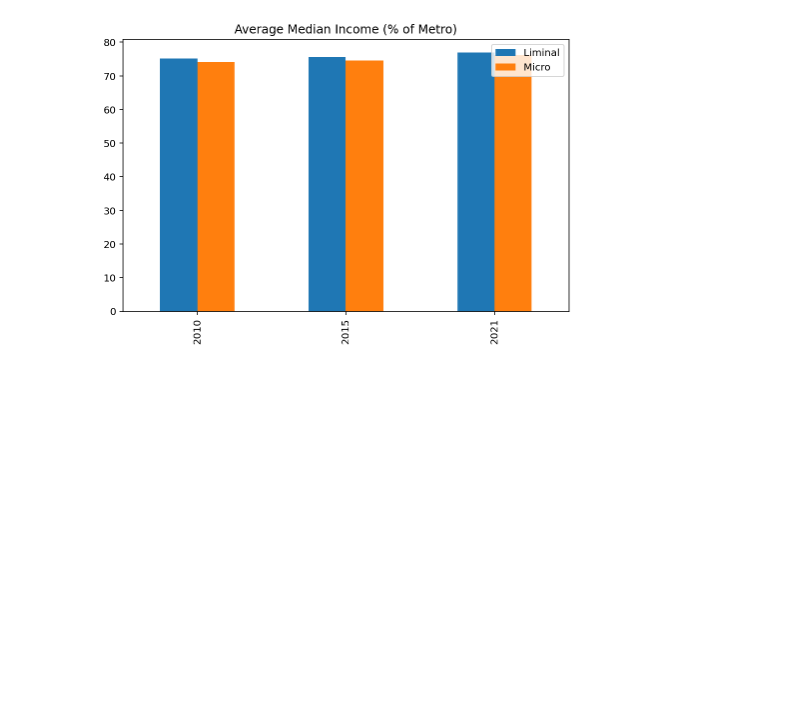
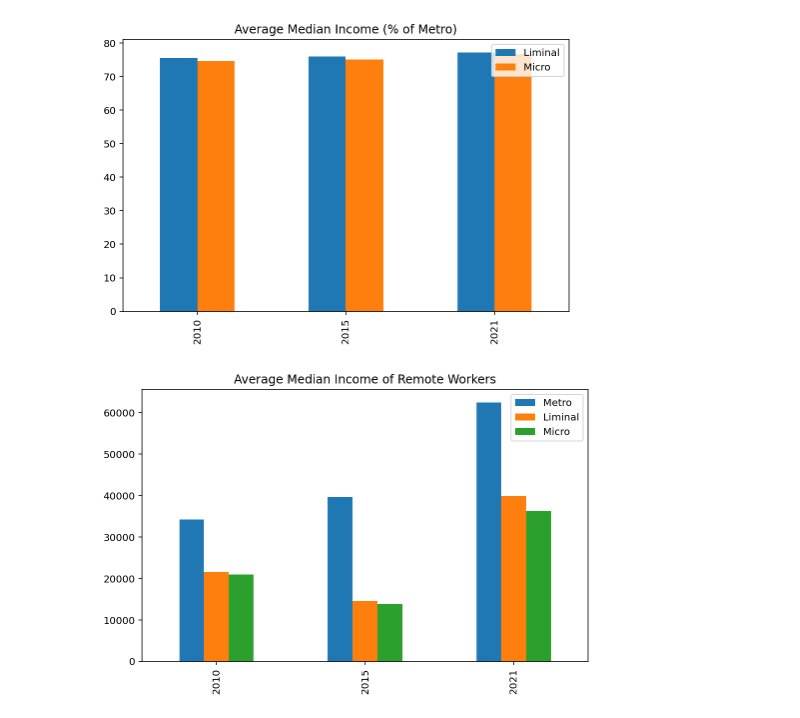
Before and after one commit to ElliottGAbel/Liminal_Cities, a Jupyter notebook: income analysis.ipynb, the cells around one changed output. Drawn from its saved outputs; the diff is of its cells as text; code cells hidden in the pictures; blank space fills up the shorter version.

```diff
--- a/income analysis.ipynb
+++ b/income analysis.ipynb
@@ -30,19 +30,3 @@ df15 = pd.read_pickle(dataFolder + "combined2015.pkl")
 df19 = pd.read_pickle(dataFolder + "combined2019.pkl")
 df20 = pd.read_pickle(dataFolder + "combined2020.pkl")
 df21 = pd.read_pickle(dataFolder + "combined2021.pkl")
-# %%
-liminal = df19['liminal']
-metro = df19['metro']
-micro = df19['micro']
-notLim = df19['micro'] & ~liminal
-other = ~metro & ~micro
-
-df = pd.DataFrame()
-
-for dfY, year in [(df10, 2010), (df15, 2015), (df21, 2021)]:
-    df.loc[year, 'Metro'] = dfY[metro]['Median_Income'].mean()
-    df.loc[year, 'Liminal'] = dfY[liminal]['Median_Income'].mean()
-    df.loc[year, 'Micro'] = dfY[notLim]['Median_Income'].mean()
-
-df.plot(kind='bar', figsize=(8, 5))
-plt.title("Average Median Income Unweighted");
@@ -58,9 +40,9 @@ other = ~metro & ~micro
 df = pd.DataFrame()
 
 for dfY, year in [(df10, 2010), (df15, 2015), (df21, 2021)]:
-    df.loc[year, 'Metro'] = (dfY[metro]['Median_Income'] * dfY[metro]['POPESTIMATE']).sum() / dfY[metro]['POPESTIMATE'].sum()
-    df.loc[year, 'Liminal'] = (dfY[liminal]['Median_Income'] * dfY[liminal]['POPESTIMATE']).sum() / dfY[liminal]['POPESTIMATE'].sum()
-    df.loc[year, 'Micro'] = (dfY[notLim]['Median_Income'] * dfY[notLim]['POPESTIMATE']).sum() / dfY[notLim]['POPESTIMATE'].sum()
+    df.loc[year, 'Metro'] = (dfY[metro]['Median_Income'] * dfY[metro]['Num_Workers']).sum() / dfY[metro]['Num_Workers'].sum()
+    df.loc[year, 'Liminal'] = (dfY[liminal]['Median_Income'] * dfY[liminal]['Num_Workers']).sum() / dfY[liminal]['Num_Workers'].sum()
+    df.loc[year, 'Micro'] = (dfY[notLim]['Median_Income'] * dfY[notLim]['Num_Workers']).sum() / dfY[notLim]['Num_Workers'].sum()
 
 df.plot(kind='bar', figsize=(8, 5))
 plt.title("Average Median Income");
@@ -76,11 +124,29 @@ other = ~metro & ~micro
 df = pd.DataFrame()
 
 for dfY, year in [(df10, 2010), (df15, 2015), (df21, 2021)]:
-    metroInc = (dfY[metro]['Median_Income'] * dfY[metro]['POPESTIMATE']).sum() / dfY[metro]['POPESTIMATE'].sum()
-    df.loc[year, 'Liminal'] = (dfY[liminal]['Median_Income'] * dfY[liminal]['POPESTIMATE']).sum() / dfY[liminal]['POPESTIMATE'].sum() / metroInc * 100
-    df.loc[year, 'Micro'] = (dfY[notLim]['Median_Income'] * dfY[notLim]['POPESTIMATE']).sum() / dfY[notLim]['POPESTIMATE'].sum() / metroInc * 100
+    metroInc = (dfY[metro]['Median_Income'] * dfY[metro]['Num_Workers']).sum() / dfY[metro]['Num_Workers'].sum()
+    df.loc[year, 'Liminal'] = (dfY[liminal]['Median_Income'] * dfY[liminal]['Num_Workers']).sum() / dfY[liminal]['Num_Workers'].sum() / metroInc * 100
+    df.loc[year, 'Micro'] = (dfY[notLim]['Median_Income'] * dfY[notLim]['Num_Workers']).sum() / dfY[notLim]['Num_Workers'].sum() / metroInc * 100
 
 df.plot(kind='bar', figsize=(8, 5))
 plt.title("Average Median Income (% of Metro)");
 # %% [output]
 [figure]
+# %%
+liminal = df19['liminal']
+metro = df19['metro']
+micro = df19['micro']
+notLim = df19['micro'] & ~liminal
+other = ~metro & ~micro
+
+df = pd.DataFrame()
+
+for dfY, year in [(df10, 2010), (df15, 2015), (df21, 2021)]:
+    df.loc[year, 'Metro'] = (dfY[metro]['Median_Income_Worked_home'] * dfY[metro]['Num_Workers']).sum() / dfY[metro]['Num_Workers'].sum()
+    df.loc[year, 'Liminal'] = (dfY[liminal]['Median_Income_Worked_home'] * dfY[liminal]['Num_Workers']).sum() / dfY[liminal]['Num_Workers'].sum()
+    df.loc[year, 'Micro'] = (dfY[notLim]['Median_Income_Worked_home'] * dfY[notLim]['Num_Workers']).sum() / dfY[notLim]['Num_Workers'].sum()
+
+df.plot(kind='bar', figsize=(8, 5))
+plt.title("Average Median Income of Remote Workers");
+# %% [output]
+[figure, added]
```
Also changed, not shown: parts of 30 cells of this notebook, 18 other files.
